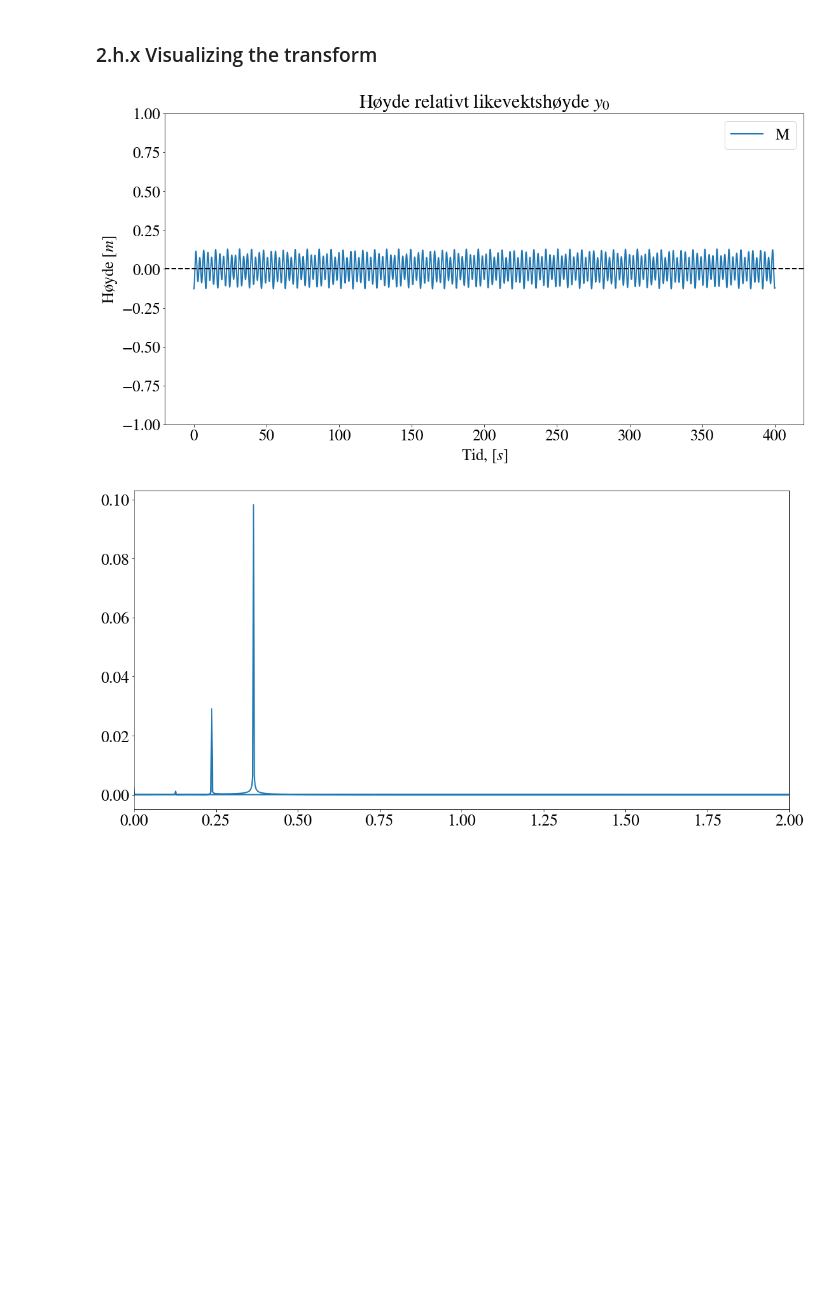
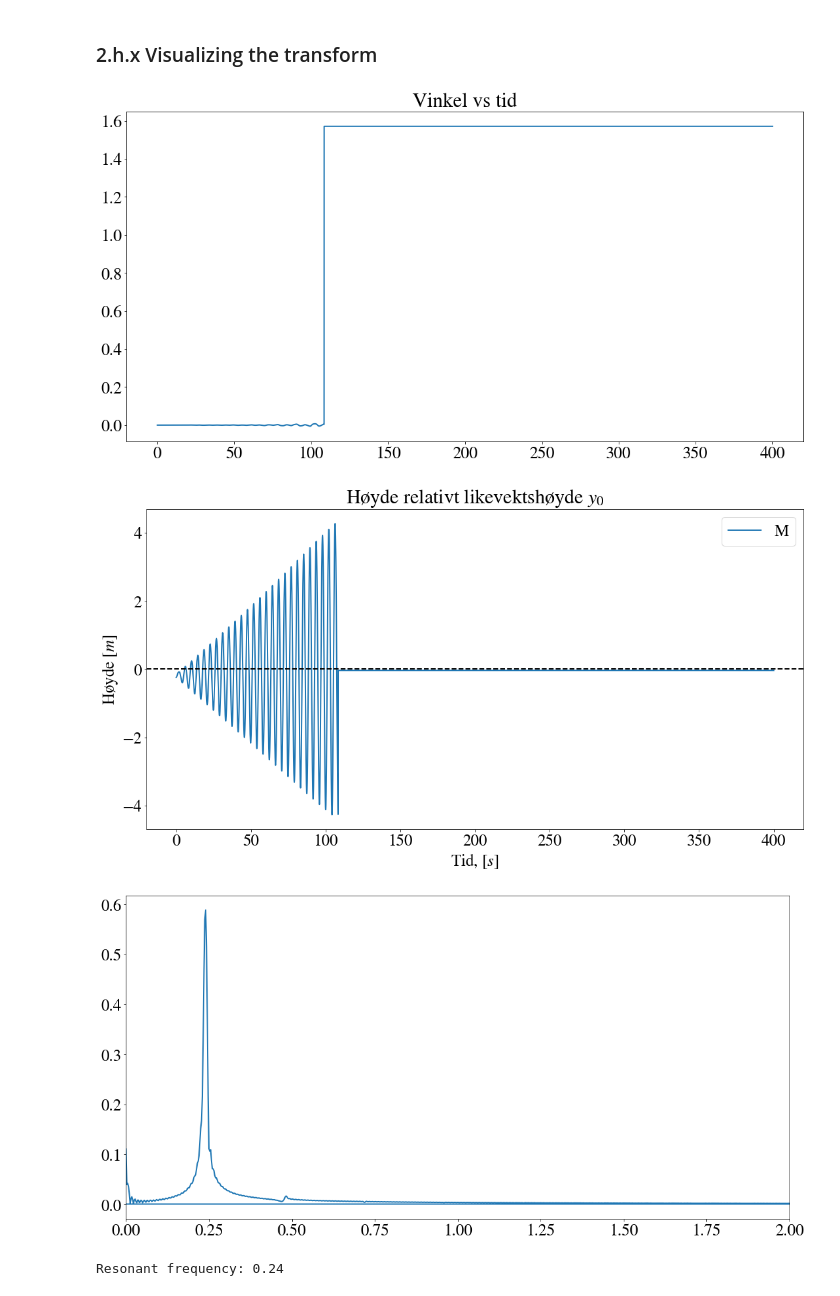
Before and after one commit to emiljonsrud/vitberr_prosjekt2_tekfys, a Jupyter notebook: clean_code.ipynb, the cells around one changed output. Drawn from its saved outputs; the diff is of its cells as text; code cells hidden in the pictures; blank space fills up the shorter version.

```diff
--- a/clean_code.ipynb
+++ b/clean_code.ipynb
@@ -1373,8 +1421,11 @@ def fourier_plot(sim_fname, fourier_fname):
     sim_data = np.load(dir_name + sim_fname + '.npz')
     # print(sim_data.files)
 
-    t, y_pos, boat_info = sim_data['t'], sim_data['y_pos'], sim_data['boat_info']
+    t, y_pos, w = sim_data['t'], sim_data['y_pos'], sim_data['w']
 
+    plt.plot(t, w[0])
+    plt.title("Vinkel vs tid")
+    plt.show()
 
     # beta = calculate_beta(( 2*(boat_info[0]+boat_info[1]) )/( sigma_0*(R**2) ), 5)
     # y_pos = y_pos-y_equalibrium(y_pos)
@@ -1385,7 +1436,7 @@ def fourier_plot(sim_fname, fourier_fname):
         t,
         y_pos,
     )
-    plt.ylim(-1, 1)
+    # plt.ylim(-1, 1)
     plt.legend('Massesenteret, $C$')
 
     plt.axhline(0, color='black', linestyle='--')
@@ -1396,7 +1447,7 @@ def fourier_plot(sim_fname, fourier_fname):
     plt.show()
 
     #####################################################################################
-    #           Find the fft of said system
+    #           Find the fft of said system and plot it in the frequency space
     fourier_data = np.load(dir_name + fourier_fname + '.npz')
     Y, freqs = fourier_data['Y'], fourier_data['freqs']
     plt.plot(
@@ -1406,13 +1457,20 @@ def fourier_plot(sim_fname, fourier_fname):
     )
     plt.xlim(0, 2)
     plt.show()
+
+
+    res_freq_index = np.argmax(Y)
+    print(f'Resonant frequency: {freqs[res_freq_index]}')
 # %%
-fourier_trans('case1', 'y_pos','case1_fft')
+fname = "res_freq2"
+fourier_trans(fname, 'y_pos', fname + '_fft')
 # %%
-fourier_plot('case1', 'case1_fft')
+fourier_plot(fname, fname + '_fft')
 # %% [output]
-[figure, old version]
+[figure, new version]
-[figure, old version]
+[figure, new version]
+[figure, added]
+Resonant frequency: 0.24
 # %%
 # a = np.arange(1, 100)
 # N = len(a)
```
Also changed, not shown: parts of 8 cells of this notebook.
